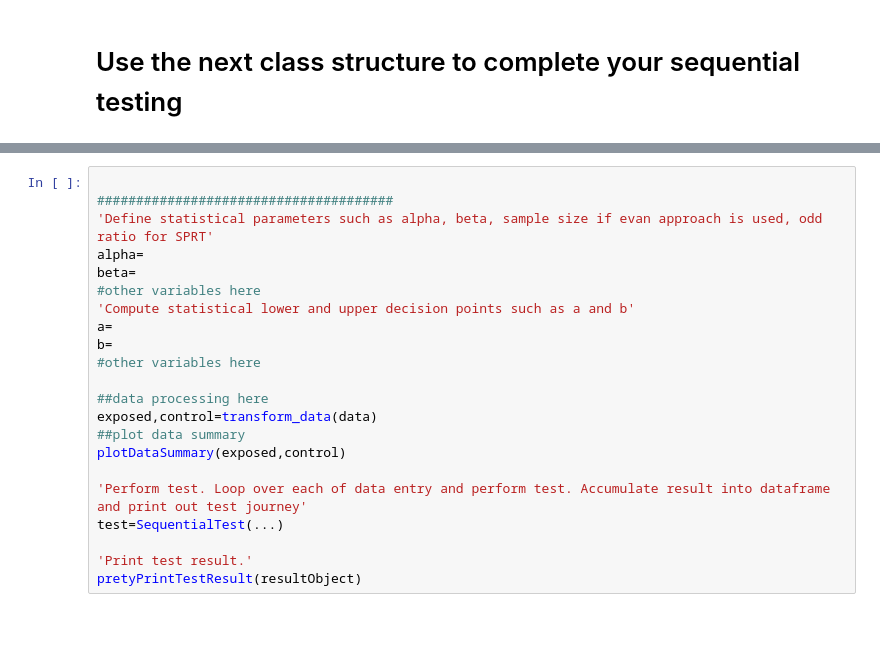
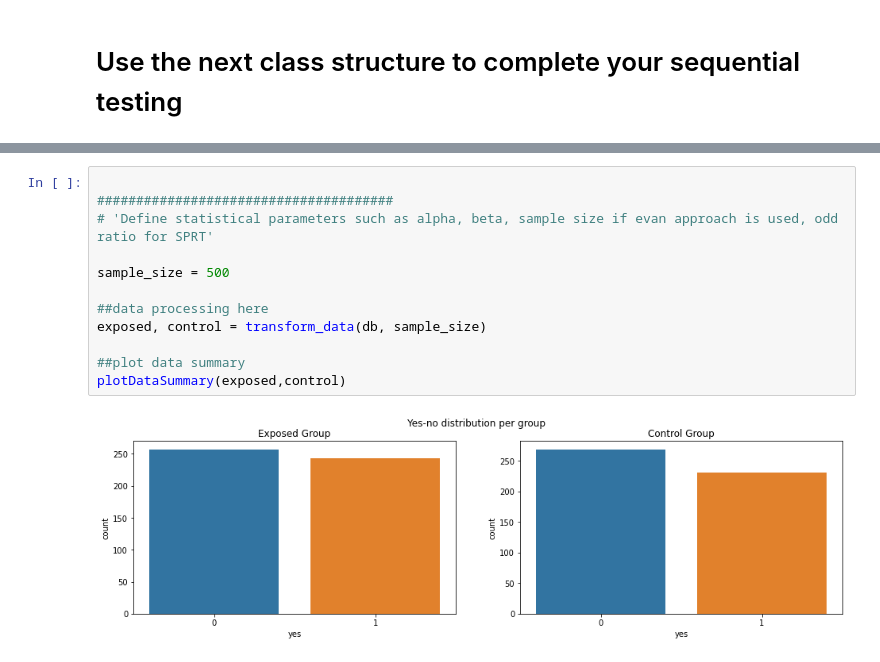
Before and after one commit to graycadeau/10-2, a Jupyter notebook: notebooks/process.ipynb, the cells around one changed output, grey strips where cells are left out. Saved outputs shown, nothing was run; the diff lists cells and outputs as text; blank space fills up the shorter version.

Commit message:
sequential attempt

```diff
--- a/notebooks/process.ipynb
+++ b/notebooks/process.ipynb
@@ -380,22 +396,14 @@ def pretyPrintTestResult(self, test):
 # %%
 
 ######################################
-'Define statistical parameters such as alpha, beta, sample size if evan approach is used, odd ratio for SPRT'
-alpha=
-beta=
-#other variables here
-'Compute statistical lower and upper decision points such as a and b'
-a=
-b=
-#other variables here
+# 'Define statistical parameters such as alpha, beta, sample size if evan approach is used, odd ratio for SPRT'
+
+sample_size = 500
 
 ##data processing here
-exposed,control=transform_data(data)
+exposed, control = transform_data(db, sample_size)
+
 ##plot data summary
 plotDataSummary(exposed,control)
-
-'Perform test. Loop over each of data entry and perform test. Accumulate result into dataframe and print out test journey'
-test=SequentialTest(...)
-
-'Print test result.'
-pretyPrintTestResult(resultObject)
+# %% [output]
+[figure, added]
```
Also changed, not shown: parts of 3 cells of this notebook.
